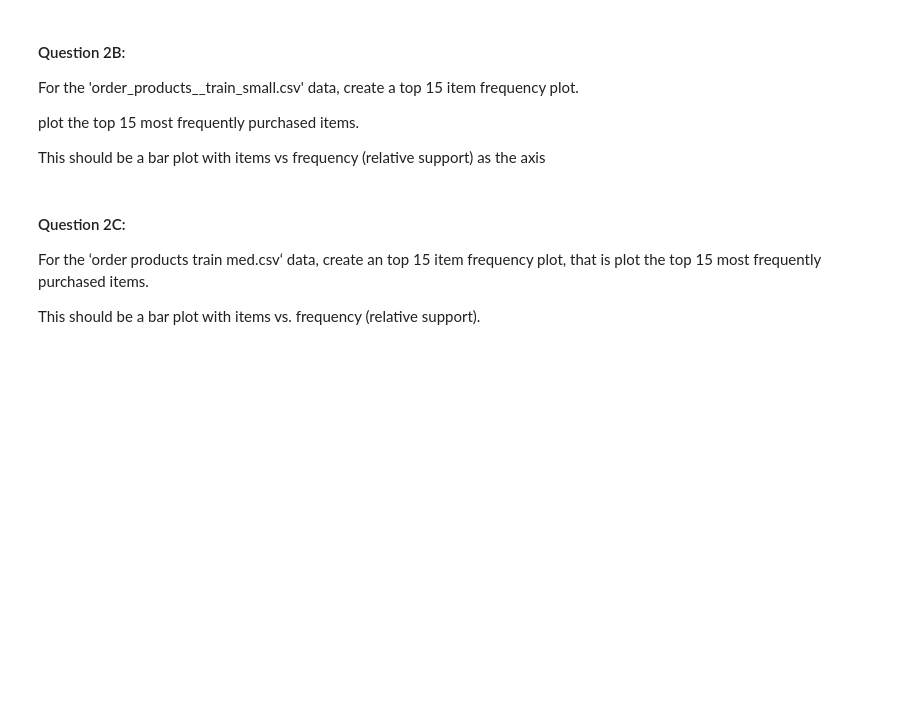
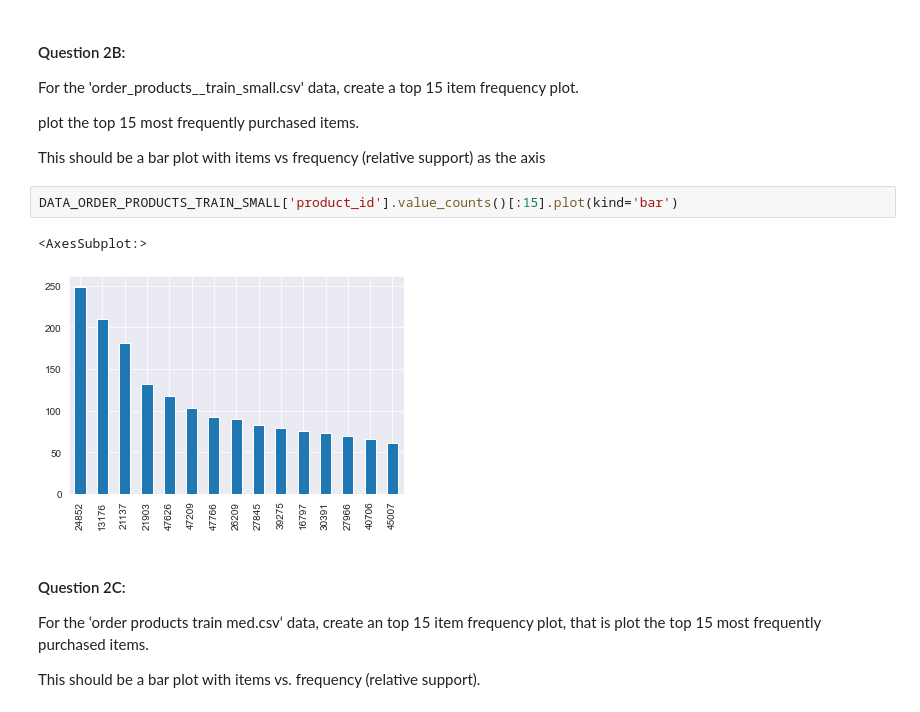
Before and after one commit to DevvyDont/DataMining, a Jupyter notebook: A5/A5_Group_Zamorano.ipynb, the cells around one changed output. Cells and saved outputs as stored; diff of their text form; blank space fills up the shorter version.

```diff
--- a/A5/A5_Group_Zamorano.ipynb
+++ b/A5/A5_Group_Zamorano.ipynb
@@ -26,6 +102,11 @@ For the 'order_products__train_small.csv' data, create a top 15 item frequency p
 plot the top 15 most frequently purchased items.
 
 This should be a bar plot with items vs frequency (relative support) as the axis
+# %%
+DATA_ORDER_PRODUCTS_TRAIN_SMALL['product_id'].value_counts()[:15].plot(kind='bar')
+# %% [output]
+<AxesSubplot:>
+[figure, added]
 # %% [markdown]
 #### Question 2C:
 For the ‘order products train med.csv‘ data, create an top 15 item frequency plot, that is plot the top 15 most frequently purchased items.
```
Also changed, not shown: parts of 8 cells of this notebook, 6 other files.
